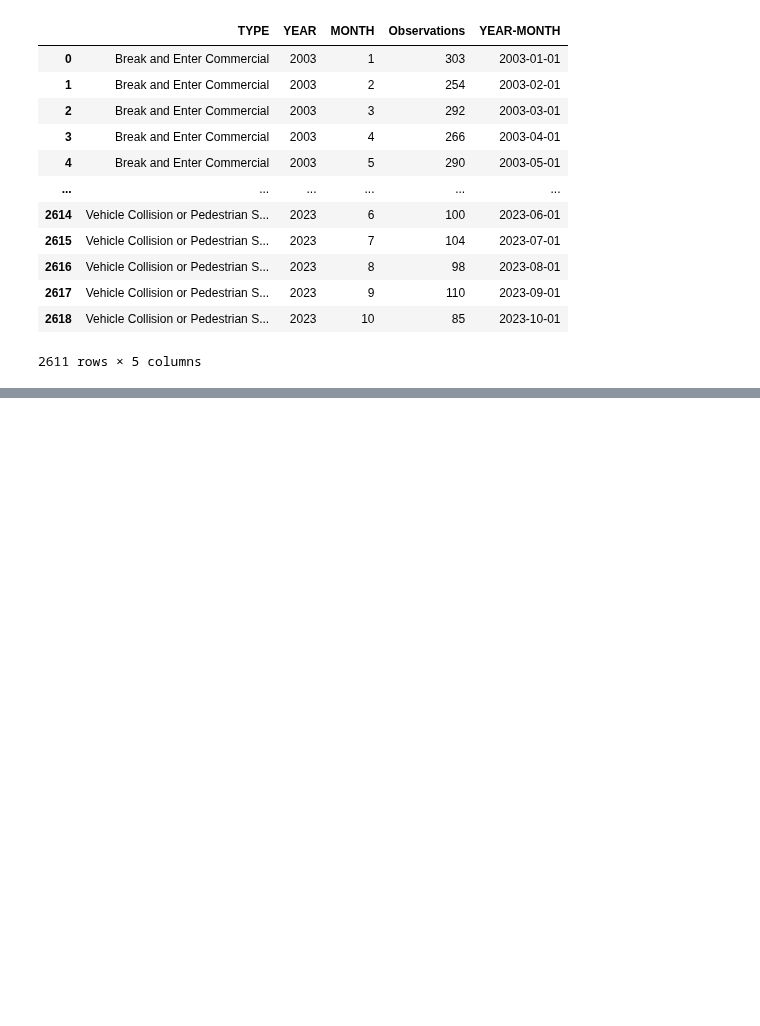
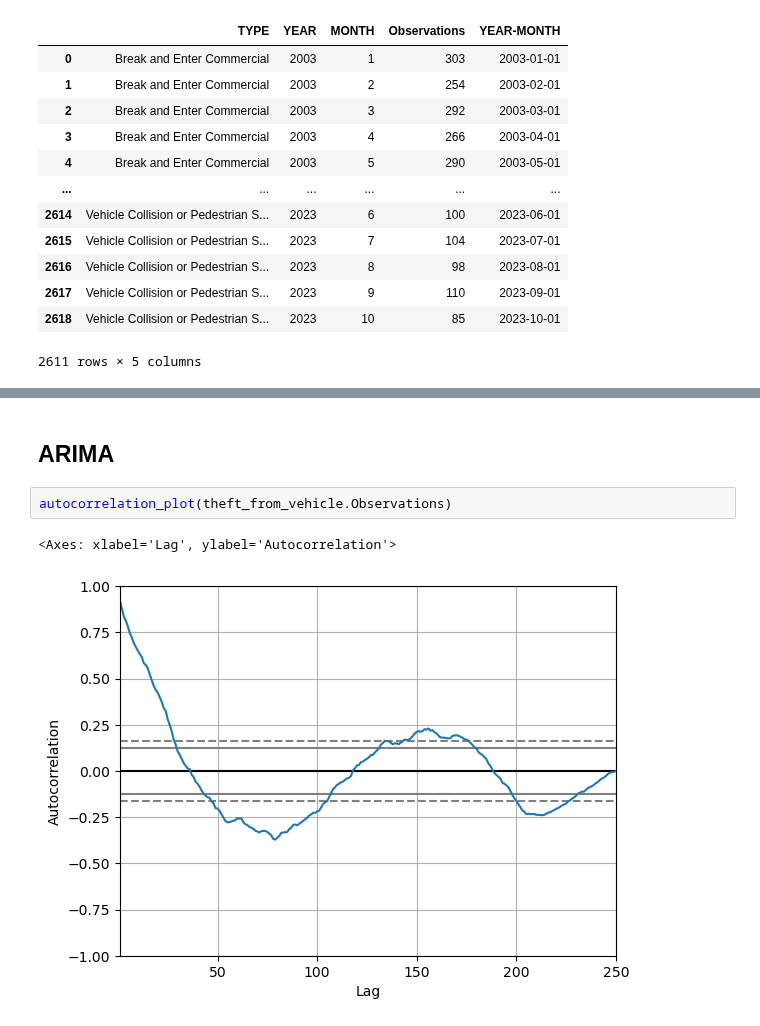
Before and after one commit to UBC-MDS/project-avalon, a Jupyter notebook: preprocessing.ipynb, the cells around one changed output, grey strips where cells are left out. Cells and saved outputs as stored; diff of their text form; blank space fills up the shorter version.

```diff
--- a/preprocessing.ipynb
+++ b/preprocessing.ipynb
@@ -103,0 +181,7 @@ sns.lineplot(data=breaked_and_enter_commercial, x='YEAR-MONTH', y='Observations'
+# %% [markdown]
+## ARIMA
+# %%
+autocorrelation_plot(theft_from_vehicle.Observations)
+# %% [output]
+<Axes: xlabel='Lag', ylabel='Autocorrelation'>
+[figure, added]
```
Also changed, not shown: parts of 20 cells of this notebook.
